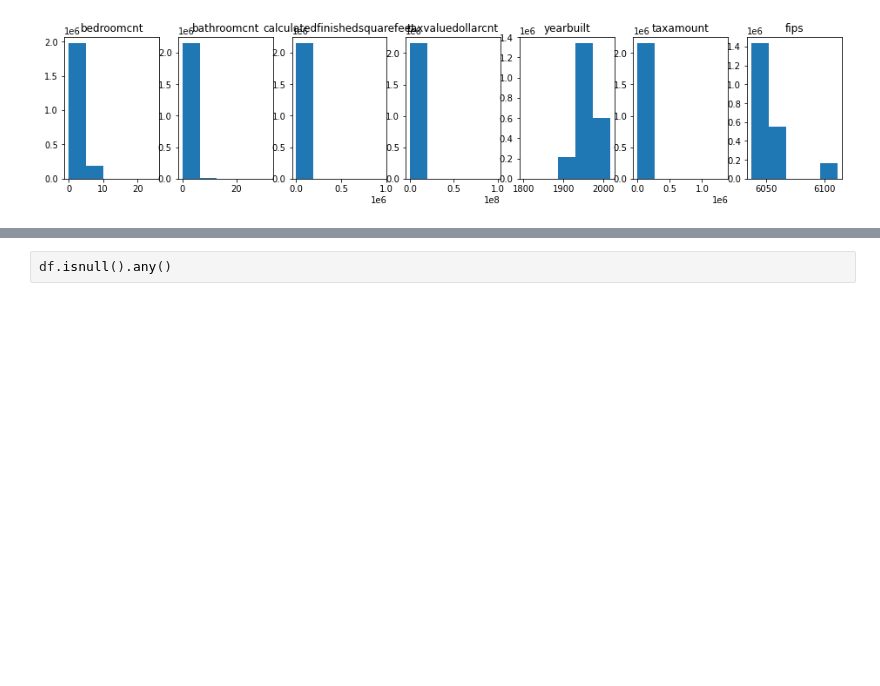
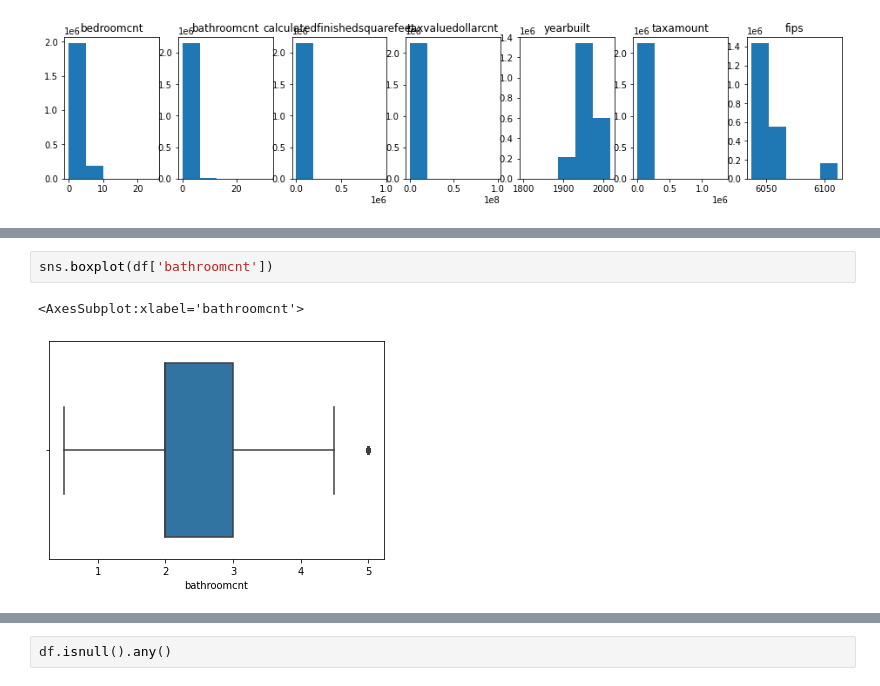
Before and after one commit to david-rodriguez-siller/regression-exercises, a Jupyter notebook: Wrangle.ipynb, the cells around one changed output, grey strips where cells are left out. Cells and saved outputs as stored; diff of their text form; blank space fills up the shorter version.

```diff
--- a/Wrangle.ipynb
+++ b/Wrangle.ipynb
@@ -121,0 +138,5 @@ for i, col in enumerate(cols):
+# %%
+sns.boxplot(df['bathroomcnt'])
+# %% [output]
+<AxesSubplot:xlabel='bathroomcnt'>
+[figure, added]
```
Also changed, not shown: parts of 20 cells of this notebook, 1 other file.
